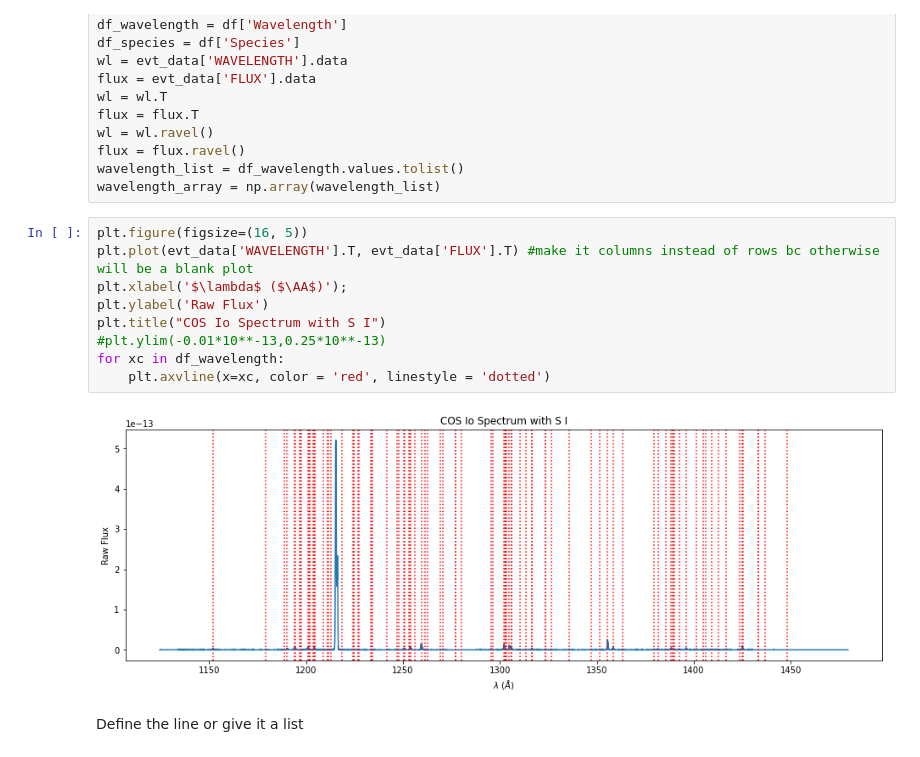
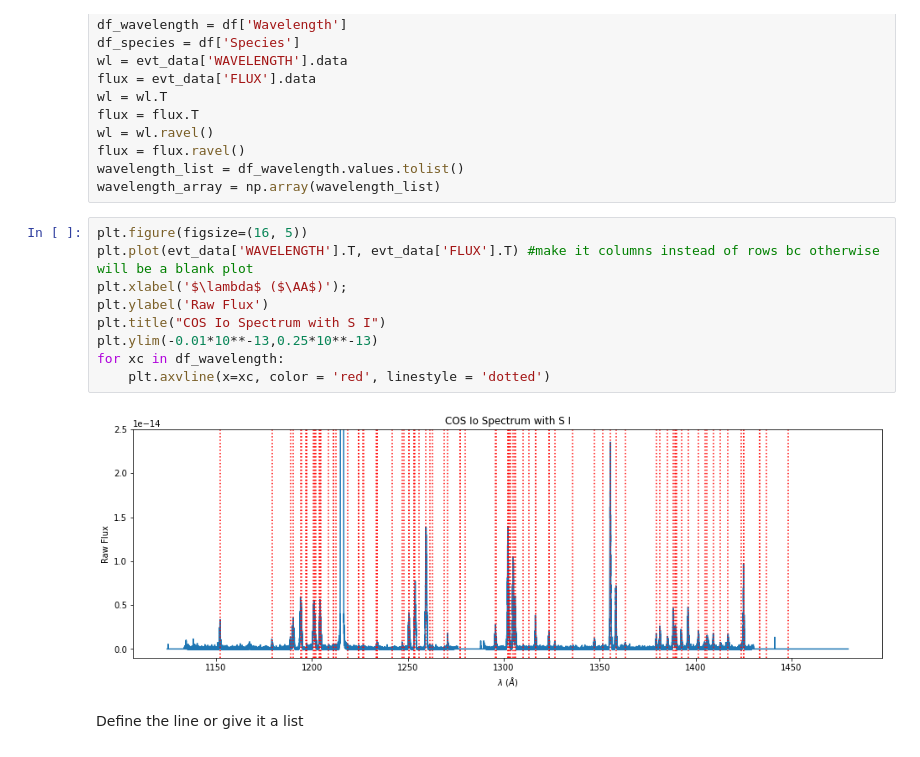
Before and after one commit to 18ganesha/io_brightness, a Jupyter notebook: notebooks/13_Least_squares_fitting.ipynb, the cells around one changed output. Cells and saved outputs as stored; diff of their text form.

```diff
--- a/notebooks/13_Least_squares_fitting.ipynb
+++ b/notebooks/13_Least_squares_fitting.ipynb
@@ -34,14 +34,14 @@ wavelength_array = np.array(wavelength_list)
 # %%
 plt.figure(figsize=(16, 5))
 plt.plot(evt_data['WAVELENGTH'].T, evt_data['FLUX'].T) #make it columns instead of rows bc otherwise will be a blank plot
 plt.xlabel('$\lambda$ ($\AA$)');
 plt.ylabel('Raw Flux')
 plt.title("COS Io Spectrum with S I")
-#plt.ylim(-0.01*10**-13,0.25*10**-13)
+plt.ylim(-0.01*10**-13,0.25*10**-13)
 for xc in df_wavelength:
     plt.axvline(x=xc, color = 'red', linestyle = 'dotted')
 # %% [output]
-[figure, old version]
+[figure, new version]
 # %% [markdown]
 Define the line or give it a list
 # %%
```
Also changed, not shown: 2 other files.
